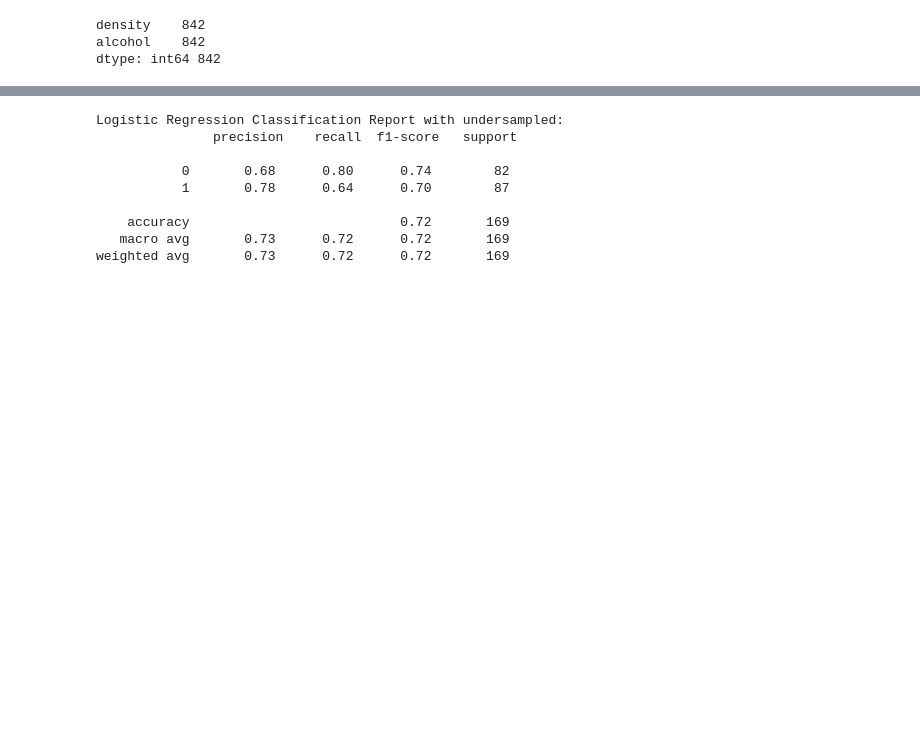
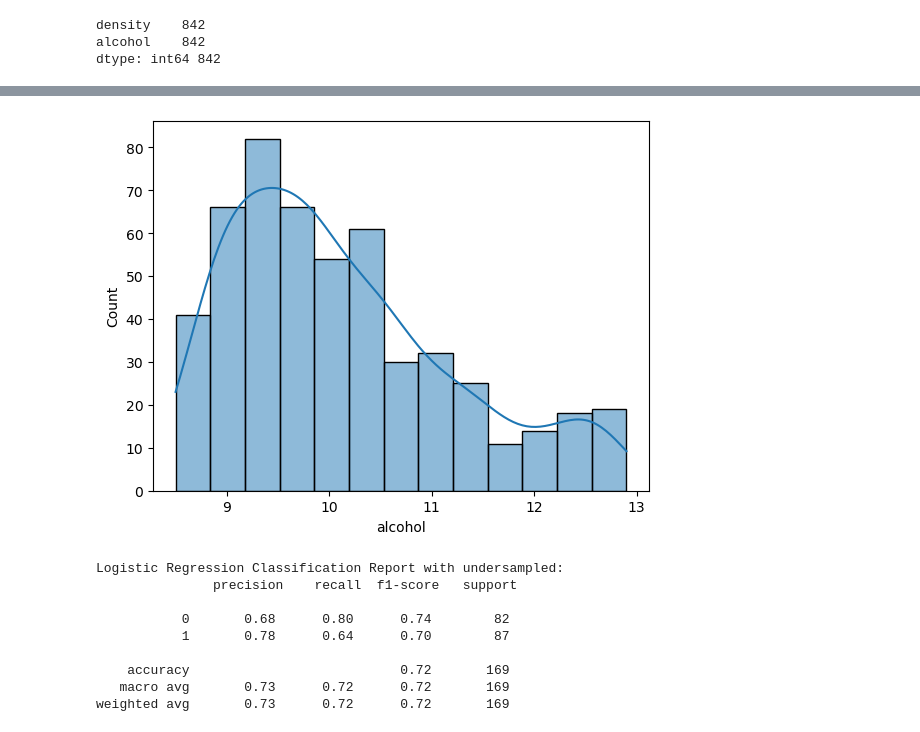
Before and after one commit to alhamfebian/purwadhika-jcdsol, a Jupyter notebook: Modul 3/Session 2 - Regression/Imbalance Classification/ImbalanceClassification.ipynb, the cells around one changed output, grey strips where cells are left out. Cells and saved outputs as stored; diff of their text form; code cells hidden in the pictures; blank space fills up the shorter version.

```diff
--- a/Modul 3/Session 2 - Regression/Imbalance Classification/ImbalanceClassification.ipynb
+++ b/Modul 3/Session 2 - Regression/Imbalance Classification/ImbalanceClassification.ipynb
@@ -147,3 +180,12 @@ dtype: int64 842
+# %%
+sns.histplot(
+    data = X,
+    x = "alcohol",
+    kde = True
+)
+plt.show()
+# %% [output]
+[figure, added]
 # %%
 X_train_oversampled, X_test_oversampled, y_train_oversampled, y_test_oversampled = train_test_split(X_oversampled, y_oversampled, test_size=0.2, random_state=2020)
 # %%
```
Also changed, not shown: parts of 17 cells of this notebook, 19 other files.
